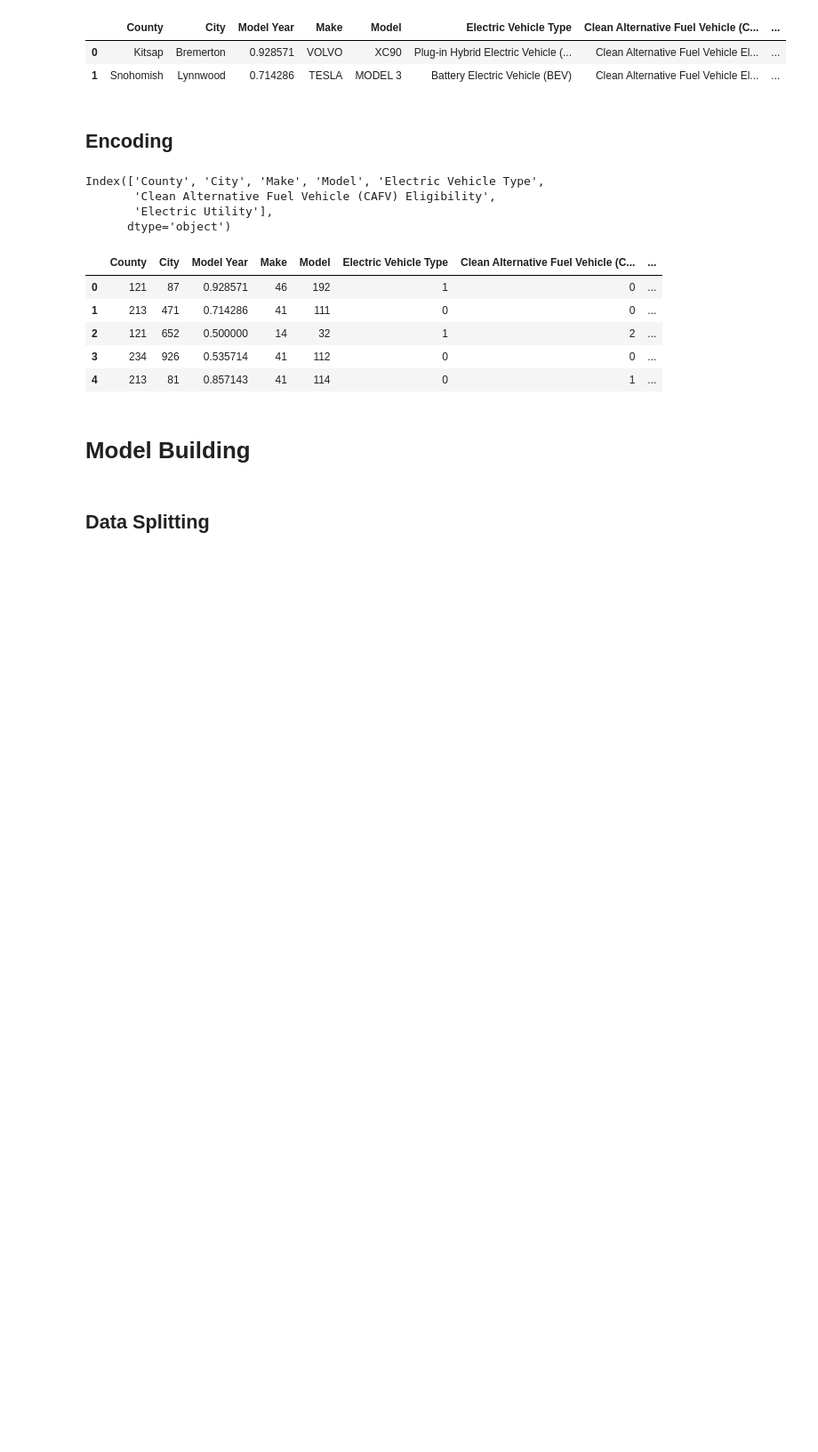
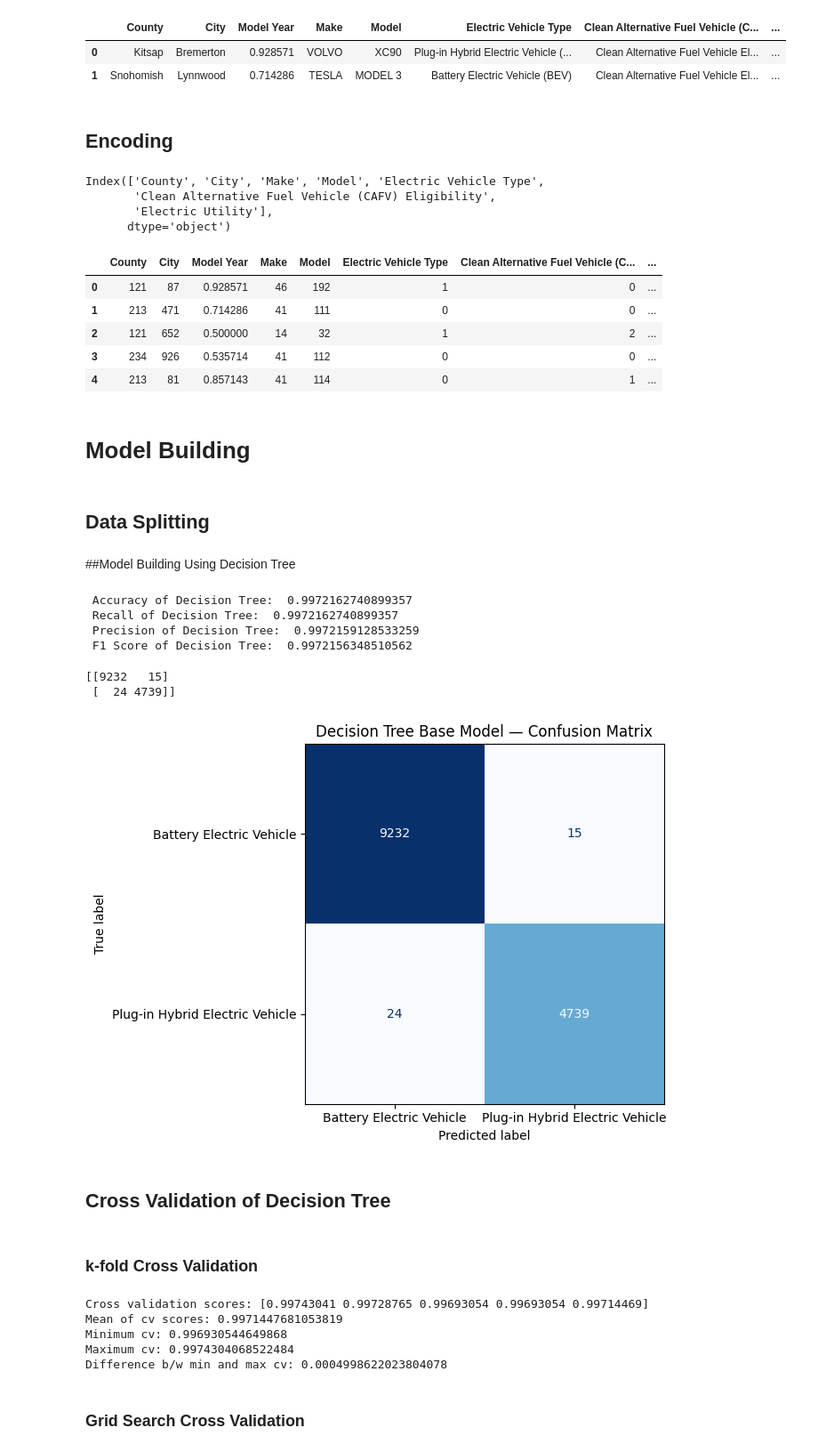
Before and after one commit to MidhulaMS/EV-Population-Prediction, a Jupyter notebook: EV_Population_Prediction.ipynb, the cells around one changed output. Shown at 89% size. Drawn from its saved outputs; the diff is of its cells as text; code cells hidden in the pictures; blank space fills up the shorter version.

```diff
--- a/EV_Population_Prediction.ipynb
+++ b/EV_Population_Prediction.ipynb
@@ -56,3 +54,6 @@ EV_df = pd.read_csv(filepath)
+# %%
+#EV_df = pd.read_csv(filepath)
+EV_df = pd.read_csv("EV_Population_Dataset.csv")
 # %% [markdown]
 # Exploratory data analysis (EDA)
 # %%
@@ -559,3 +560,66 @@ X = EV_df.drop(columns = ['Electric Vehicle Type'], axis = 1)
 
 # split into train-test data
 X_train, X_test, y_train, y_test = train_test_split(X, y, test_size = 0.2, random_state =33)
+# %% [markdown]
+##Model Building Using Decision Tree
+# %%
+dt_model = DecisionTreeClassifier()
+# Train the model
+dt_model.fit(X_train, y_train)
+# Make predictions using the model
+dt_pred = dt_model.predict(X_test)
+# Evaluate the model performance
+acc_dt = accuracy_score(y_test, dt_pred)
+recall_dt = recall_score(y_test, dt_pred, average='weighted')
+precision_dt = precision_score(y_test, dt_pred, average='weighted')
+f1_dt = f1_score(y_test, dt_pred, average='weighted')
+print(" Accuracy of Decision Tree: ", acc_dt)
+print(" Recall of Decision Tree: ", recall_dt)
+print(" Precision of Decision Tree: ", precision_dt)
+print(" F1 Score of Decision Tree: ", f1_dt)
+# %% [output]
+ Accuracy of Decision Tree:  0.9972162740899357
+ Recall of Decision Tree:  0.9972162740899357
+ Precision of Decision Tree:  0.9972159128533259
+ F1 Score of Decision Tree:  0.9972156348510562
+# %%
+cm = confusion_matrix(y_test,dt_pred)
+print(cm)
+# %% [output]
+[[9232   15]
+ [  24 4739]]
+# %%
+fig, ax = plt.subplots(figsize=(10, 5))
+disp = ConfusionMatrixDisplay(
+    confusion_matrix=cm,
+    display_labels=['Battery Electric Vehicle', 'Plug-in Hybrid Electric Vehicle']
+)
+disp.plot(ax=ax, colorbar=False, cmap='Blues')
+plt.title("Decision Tree Base Model — Confusion Matrix")
+plt.tight_layout()
+plt.show()
+# %% [output]
+[figure, added]
+# %% [markdown]
+## Cross Validation of Decision Tree
+# %% [markdown]
+### k-fold Cross Validation
+# %%
+kf_obj = KFold(n_splits = 5, shuffle = True)
+
+scores = cross_val_score(DecisionTreeClassifier(), X, y, cv = kf_obj)
+print('Cross validation scores:',scores)
+# print('Mean of cv scores:', np.mean(scores))
+print('Mean of cv scores:', scores.mean())
+print('Minimum cv:', scores.min())
+print('Maximum cv:', scores.max())
+diff = scores.max() - scores.min()
+print('Difference b/w min and max cv:', diff)
+# %% [output]
+Cross validation scores: [0.99743041 0.99728765 0.99693054 0.99693054 0.99714469]
+Mean of cv scores: 0.9971447681053819
+Minimum cv: 0.996930544649868
+Maximum cv: 0.9974304068522484
+Difference b/w min and max cv: 0.0004998622023804078
+# %% [markdown]
+### Grid Search Cross Validation
```
Also changed, not shown: parts of 13 cells of this notebook.
